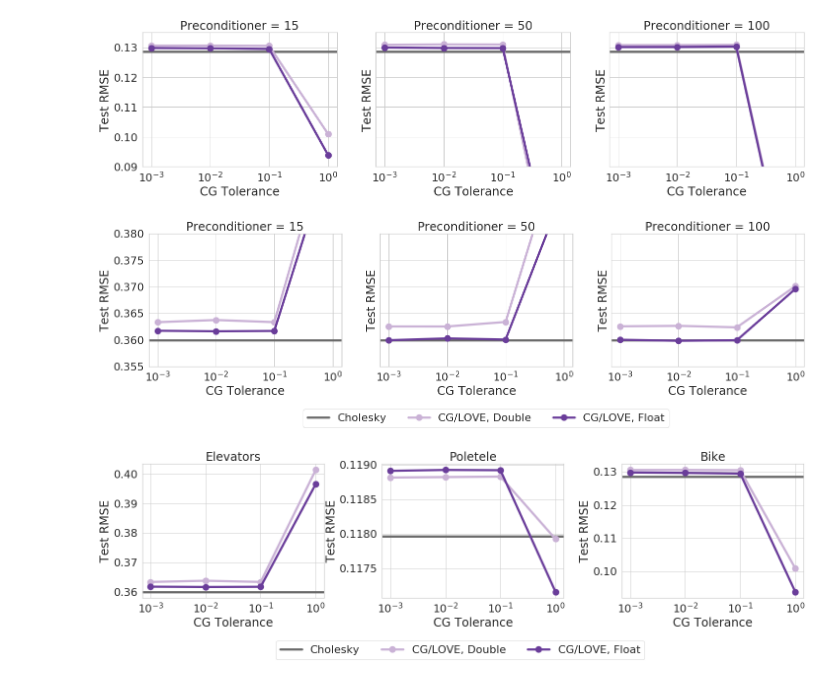
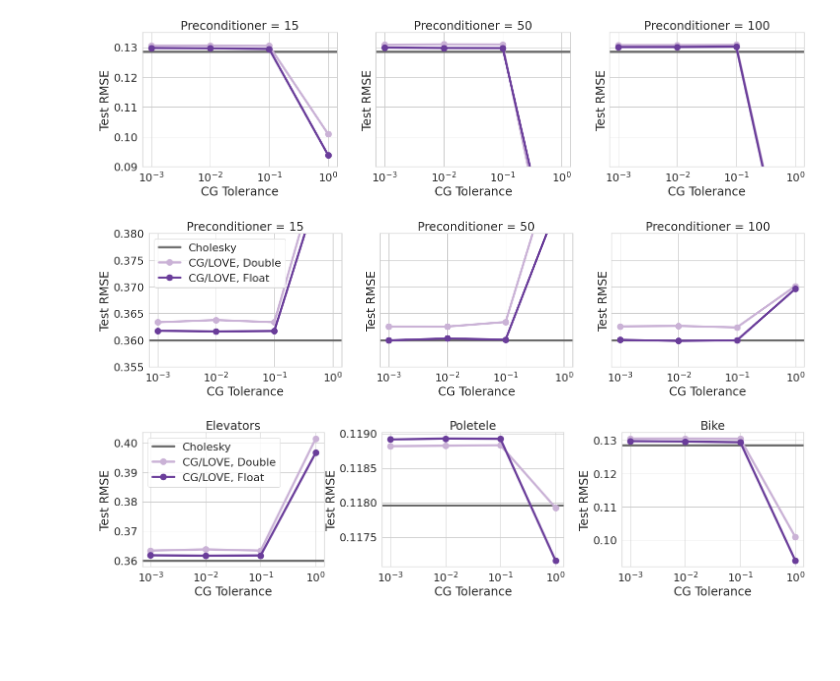
Before and after one commit to wjmaddox/benchmarking_iterative_gps, a Jupyter notebook: bayesian_benchmarks/results/results_plotter.ipynb, the cells around one changed output. Saved outputs shown, nothing was run; the diff lists cells and outputs as text; code cells hidden in the pictures; blank space fills up the shorter version.

```diff
--- a/bayesian_benchmarks/results/results_plotter.ipynb
+++ b/bayesian_benchmarks/results/results_plotter.ipynb
@@ -259,21 +258,22 @@ plt.savefig("rmse_bike_precond.pdf", bbox_inches="tight")
 # %%
 fig, ax = plt.subplots(1, 3, figsize = (24, 5), sharey=True)
 make_plots_by_cg_tolerance(ax[0], precond_size=15, dataset="wilson_elevators")
 ax[0].semilogx()
 make_plots_by_cg_tolerance(ax[1], precond_size=50, dataset="wilson_elevators")
 ax[1].semilogx()
 make_plots_by_cg_tolerance(ax[2], precond_size=100, dataset="wilson_elevators")
 ax[2].semilogx()
 
 ax[0].set_title("Preconditioner = 15")
 ax[1].set_title("Preconditioner = 50")
 ax[2].set_title("Preconditioner = 100")
-ax[0].legend(ncol = 3, bbox_to_anchor = (1.75, -0.5), loc = "lower center")
+# ax[0].legend(ncol = 3, bbox_to_anchor = (1.75, -0.5), loc = "lower center")
+ax[0].legend(ncol = 1, loc = "upper left")
 
 ax[0].set_ylim((0.355, 0.38))
 plt.savefig("rmse_elevators_precond.pdf", bbox_inches="tight")
 # %% [output]
-[figure, old version]
+[figure, new version]
 # %%
 fig, ax = plt.subplots(1, 3, figsize = (24, 5))
 make_plots_by_cg_tolerance(ax[0], "wilson_elevators", show_legend=False)
@@ -290,9 +290,11 @@ ax[2].set_title("Bike")
 plt.subplots_adjust(wspace=0.32)
 
 # fig.suptitle("GPyTorch Defaults: CG Tol = 1.0, Preconditioner = 15", y=1.1)
-ax[0].legend(ncol = 3, bbox_to_anchor = (1.75, -0.5), loc = "lower center")
+# ax[0].legend(ncol = 3, bbox_to_anchor = (1.75, -0.5), loc = "lower center")
+ax[0].legend(ncol = 1, loc = "upper left")
+
 # make_plots_by_root_decomp_size(ax[3], "wilson_protein")
 #plt.tight_layout()
 plt.savefig("rmse_defaults.pdf", bbox_inches="tight")
 # %% [output]
-[figure, old version]
+[figure, new version]
```
Also changed, not shown: parts of 2 cells of this notebook, 2 other files.
